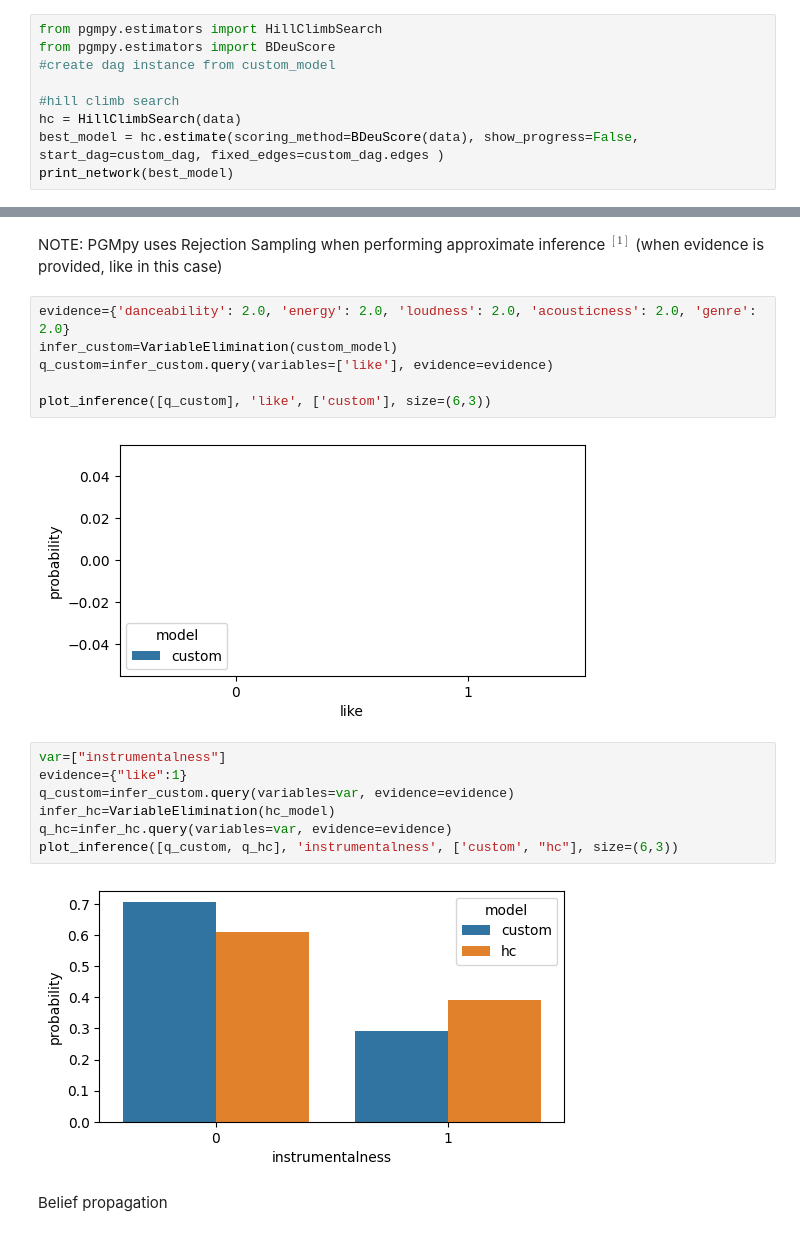
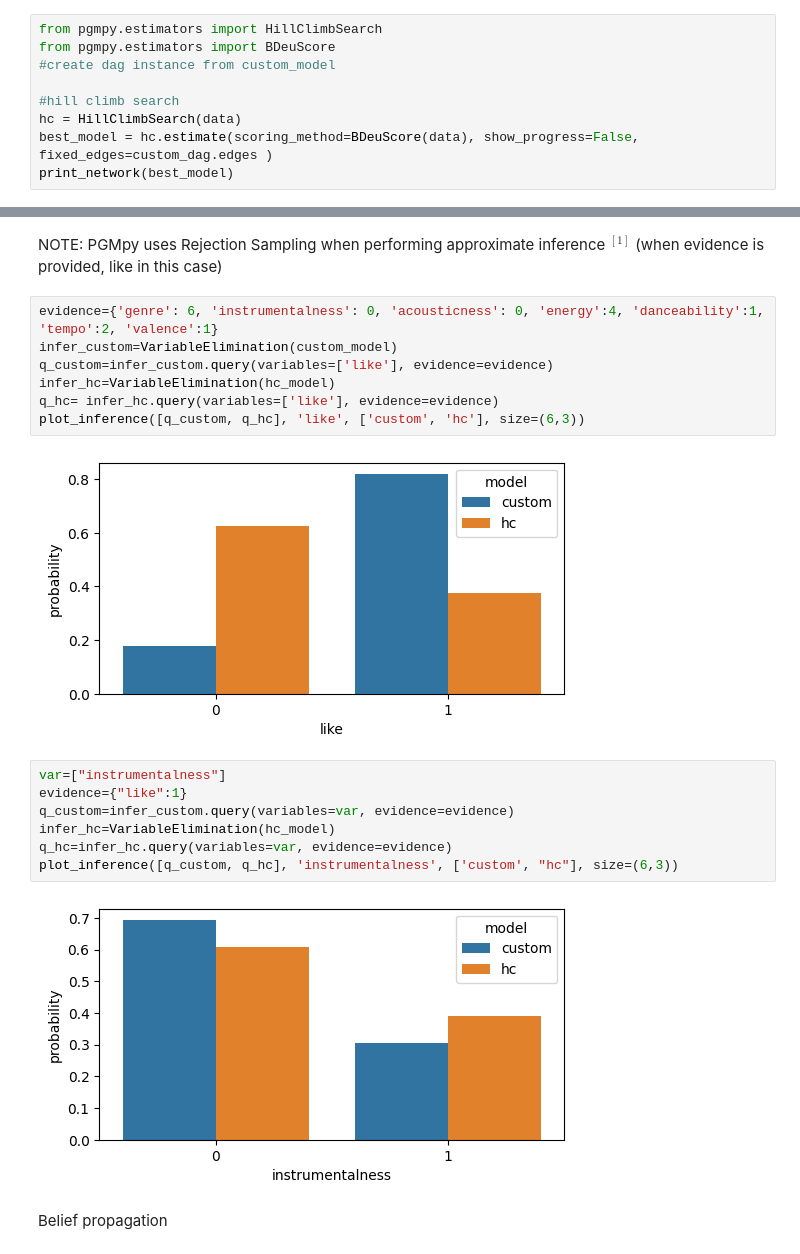
Before and after one commit to danielenapo/Bayesify, a Jupyter notebook: Bayesify.ipynb, the cells around one changed output, grey strips where cells are left out. Cells and saved outputs as stored; diff of their text form.

```diff
--- a/Bayesify.ipynb
+++ b/Bayesify.ipynb
@@ -146,6 +146,6 @@ from pgmpy.estimators import BDeuScore
 
 #hill climb search
 hc = HillClimbSearch(data)
-best_model = hc.estimate(scoring_method=BDeuScore(data), show_progress=False, start_dag=custom_dag, fixed_edges=custom_dag.edges )
+best_model = hc.estimate(scoring_method=BDeuScore(data), show_progress=False,  fixed_edges=custom_dag.edges )
 print_network(best_model)
 # %% [output]
@@ -274,13 +274,14 @@ plot_inference([q_custom_ve,q_custom_bp,q_hc, q_appr], 'genre', ['custom, variab
 # %% [markdown]
 NOTE: PGMpy uses Rejection Sampling when performing approximate inference $^{[1]}$ (when evidence is provided, like in this case)
 # %%
-evidence={'danceability': 2.0, 'energy': 2.0, 'loudness': 2.0, 'acousticness': 2.0, 'genre': 2.0}
+evidence={'genre': 6, 'instrumentalness': 0, 'acousticness': 0, 'energy':4, 'danceability':1, 'tempo':2, 'valence':1}
 infer_custom=VariableElimination(custom_model)
 q_custom=infer_custom.query(variables=['like'], evidence=evidence)
-
-plot_inference([q_custom], 'like', ['custom'], size=(6,3))
+infer_hc=VariableElimination(hc_model)
+q_hc= infer_hc.query(variables=['like'], evidence=evidence)
+plot_inference([q_custom, q_hc], 'like', ['custom', 'hc'], size=(6,3))
 # %% [output]
-[figure, old version]
+[figure, new version]
 # %%
 var=["instrumentalness"]
 evidence={"like":1}
@@ -289,7 +290,7 @@ infer_hc=VariableElimination(hc_model)
 q_hc=infer_hc.query(variables=var, evidence=evidence)
 plot_inference([q_custom, q_hc], 'instrumentalness', ['custom', "hc"], size=(6,3))
 # %% [output]
-[figure, old version]
+[figure, new version]
 # %% [markdown]
 Belief propagation
 # %% [markdown]
```
Also changed, not shown: parts of 12 cells of this notebook, 2 other files.
